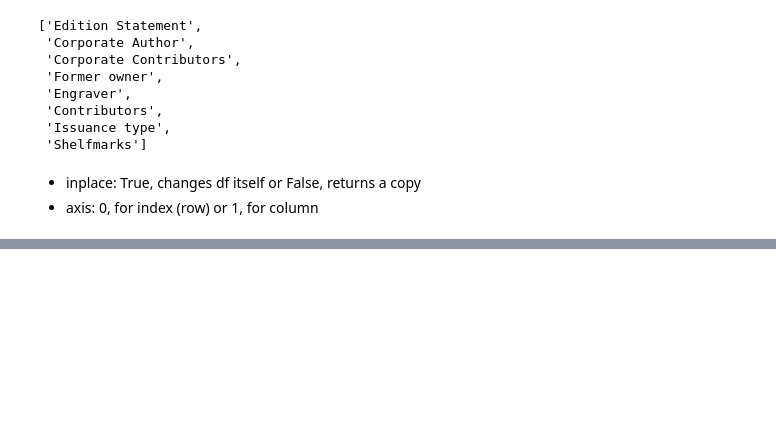
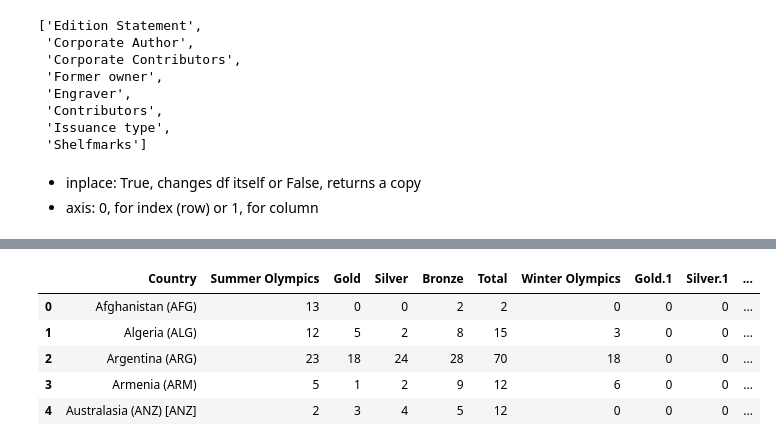
Before and after one commit to s-zavala/real_python, a Jupyter notebook: cleaning_tutorial.ipynb, the cells around one changed output, grey strips where cells are left out. Cells and saved outputs as stored; diff of their text form; code cells hidden in the pictures; blank space fills up the shorter version.

```diff
--- a/cleaning_tutorial.ipynb
+++ b/cleaning_tutorial.ipynb
@@ -52,0 +361,15 @@ df.head()
+# %%
+new_names =  {'Unnamed: 0': 'Country',
+              '? Summer': 'Summer Olympics',
+              '01 !': 'Gold',
+              '02 !': 'Silver',
+              '03 !': 'Bronze',
+              '? Winter': 'Winter Olympics',
+              '01 !.1': 'Gold.1',
+              '02 !.1': 'Silver.1',
+              '03 !.1': 'Bronze.1',
+              '? Games': '# Games',
+              '01 !.2': 'Gold.2',
+              '02 !.2': 'Silver.2',
+              '03 !.2': 'Bronze.2'}
+new_names
@@ -52,0 +390,10 @@ df.head()
+# %%
+olympics_df.rename(columns=new_names, inplace=True)
+olympics_df.head()
+# %% [output]
+|  | Country | Summer Olympics | Gold | Silver | Bronze | Total | Winter Olympics | Gold.1 | Silver.1 | ... |
+| 0 | Afghanistan (AFG) | 13 | 0 | 0 | 2 | 2 | 0 | 0 | 0 | ... |
+| 1 | Algeria (ALG) | 12 | 5 | 2 | 8 | 15 | 3 | 0 | 0 | ... |
+| 2 | Argentina (ARG) | 23 | 18 | 24 | 28 | 70 | 18 | 0 | 0 | ... |
+| 3 | Armenia (ARM) | 5 | 1 | 2 | 9 | 12 | 6 | 0 | 0 | ... |
+| 4 | Australasia (ANZ) [ANZ] | 2 | 3 | 4 | 5 | 12 | 0 | 0 | 0 | ... |
```
Also changed, not shown: parts of 43 cells of this notebook.
